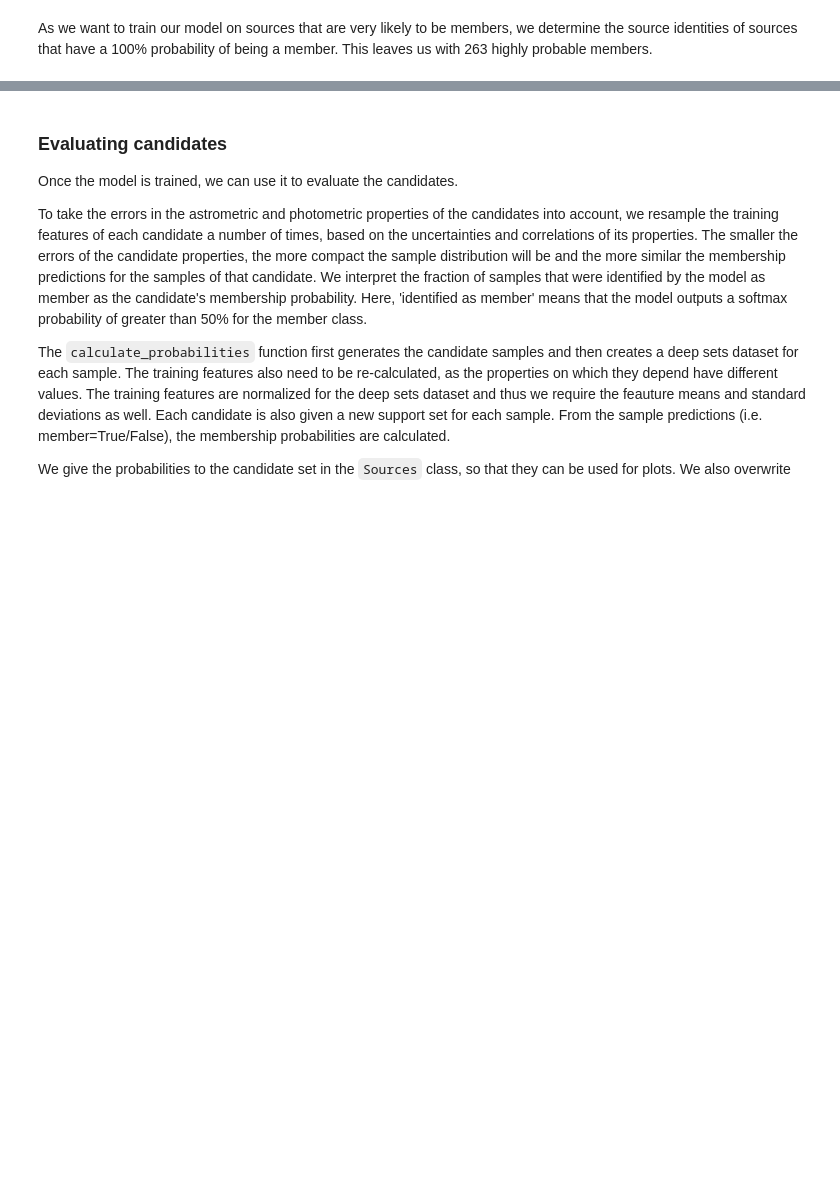
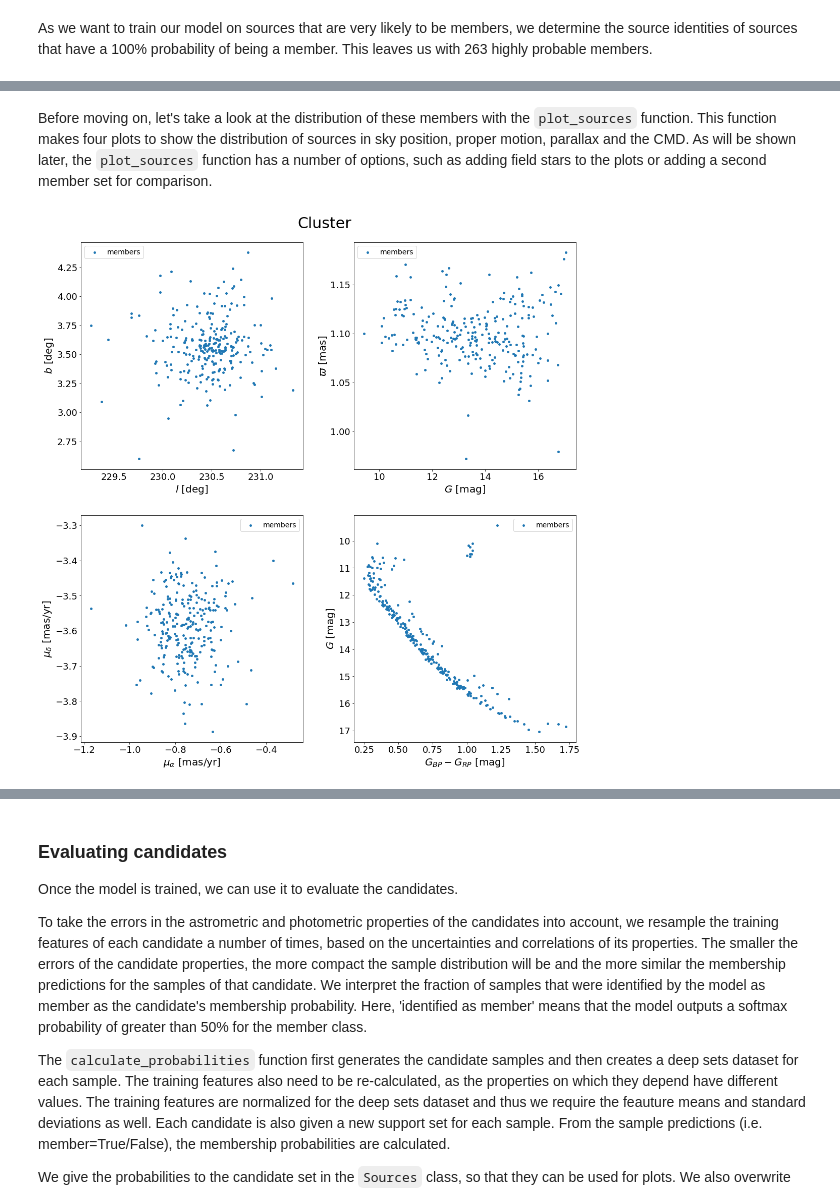
Before and after one commit to MGJvanGroeningen/gaia_oc_amd, a Jupyter notebook: tutorial.ipynb, the cells around one changed output, grey strips where cells are left out. Drawn from its saved outputs; the diff is of its cells as text; code cells hidden in the pictures; blank space fills up the shorter version.

```diff
--- a/tutorial.ipynb
+++ b/tutorial.ipynb
@@ -220,23 +133,0 @@ Also note that we now have 257 (high probability) members and before we had 263.
-# %%
-from gaia_oc_amd.data_preparation.parse_cone import parse_cone
-
-# candidate selection params
-max_r = 60.
-pm_error_weight = 5.
-g_delta = 1.5
-bp_rp_delta = 0.5
-source_error_weight = 3.
-
-members, candidates, non_members, comparison = parse_cone(cone, cluster, isochrone, hp_train_member_identities,
-                                                          comparison_ids=comparison_member_identities,
-                                                          comparison_probs=comparison_member_probabilities,
-                                                          max_r=max_r,
-                                                          pm_error_weight=pm_error_weight,
-                                                          g_delta=g_delta,
-                                                          bp_rp_delta=bp_rp_delta,
-                                                          source_error_weight=source_error_weight)
-
-print('Members:', len(members))
-print('Candidates:', len(candidates))
-print('Non members:', len(non_members))
-print('Comparison:', len(comparison))
@@ -386,0 +134,5 @@ plot_loss_accuracy(metrics, model_save_dir)
+# %%
+prob_threshold = 1.0
+hp_members = members[members['PMemb'] >= prob_threshold]
+
+print('High probability train members:', len(hp_members))
@@ -386,0 +143,7 @@ plot_loss_accuracy(metrics, model_save_dir)
+# %%
+from gaia_oc_amd.data_preparation.source_sets import member_set
+
+# Construct the member set
+train_members = member_set(cone, hp_members['source_id'], hp_members['PMemb'])
+
+print(train_members.head())
@@ -386,0 +168,8 @@ plot_loss_accuracy(metrics, model_save_dir)
+# %% [markdown]
+Before moving on, let's take a look at the distribution of these members with the `plot_sources` function. This function makes four plots to show the distribution of sources in sky position, proper motion, parallax and the CMD. As will be shown later, the `plot_sources` function has a number of options, such as adding field stars to the plots or adding a second member set for comparison.
+# %%
+from gaia_oc_amd.candidate_evaluation.visualization import plot_sources
+
+plot_sources(train_members)
+# %% [output]
+[figure, added]
```
Also changed, not shown: parts of 76 cells of this notebook.
